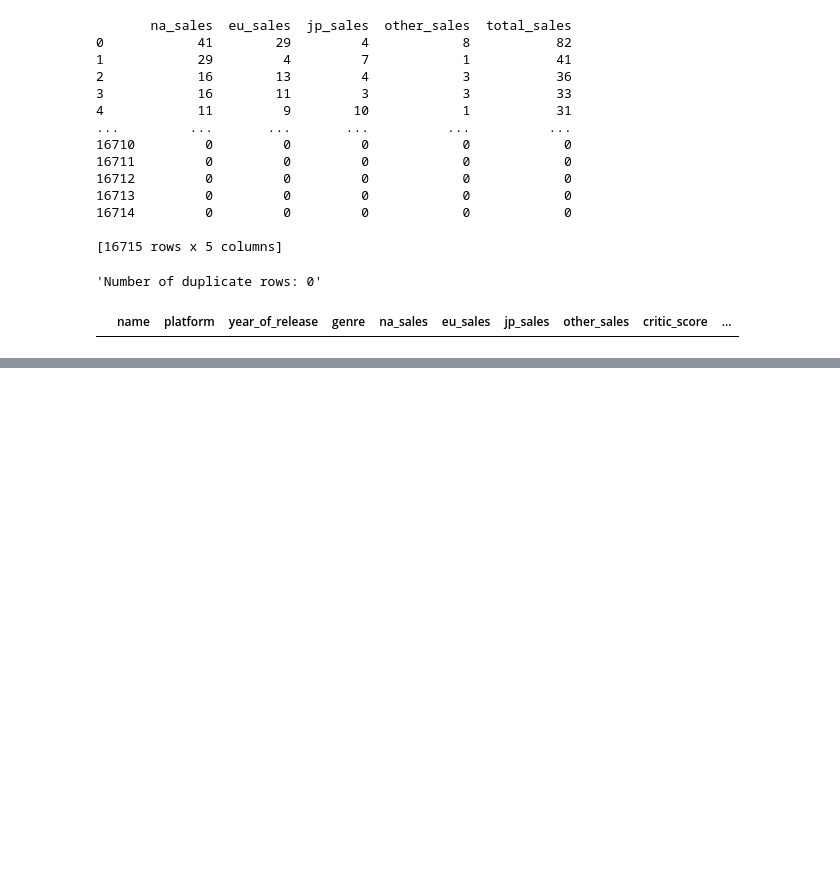
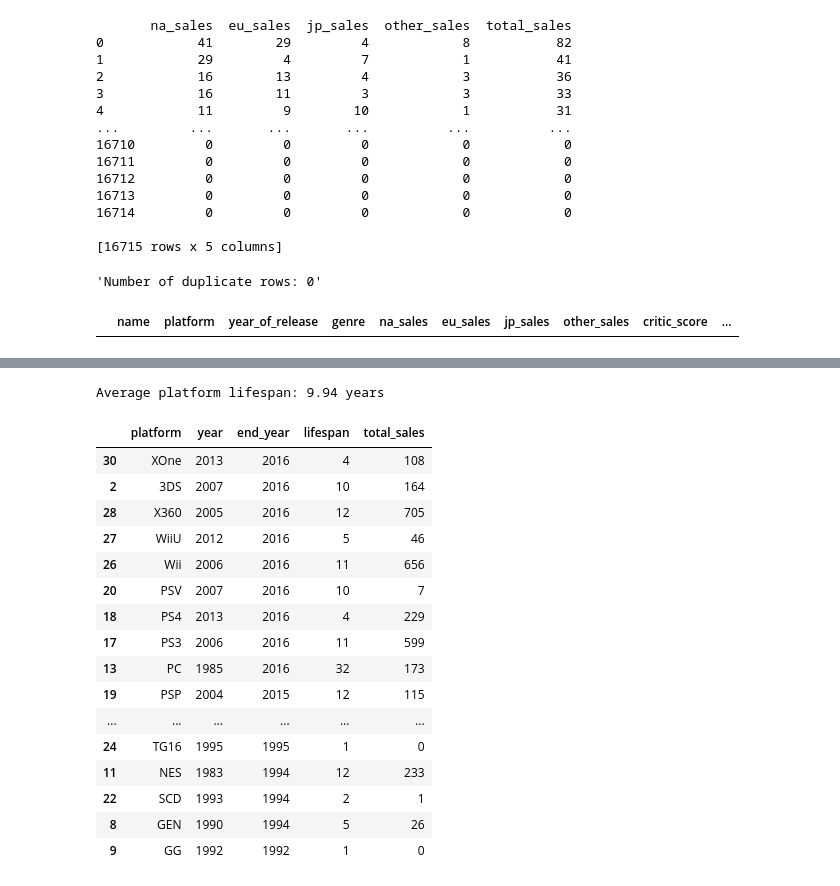
Before and after one commit to brandonbeckmusic/int-proj, a Jupyter notebook: project.ipynb, the cells around one changed output, grey strips where cells are left out. Cells and saved outputs as stored; diff of their text form; code cells hidden in the pictures; blank space fills up the shorter version.

```diff
--- a/project.ipynb
+++ b/project.ipynb
@@ -276,0 +342,6 @@ display(duplicates)
+# %%
+#when did each platfrom launch
+platform_launch = df.groupby('platform')['year_of_release'].min()
+platform_launch_df = platform_launch.reset_index()
+platform_launch_df.columns = ['platform', 'year']
+display(platform_launch_df)
@@ -276,0 +436,9 @@ display(duplicates)
+# %%
+platform_end_df = df.groupby('platform')['year_of_release'].max().reset_index()
+platform_end_df.rename(columns={'year_of_release': 'end_year'}, inplace=True)
+
+platform_lifespan_df = pd.merge(platform_launch_df, platform_end_df, on='platform')
+
+platform_lifespan_df['lifespan'] = platform_lifespan_df['end_year'] - platform_lifespan_df['year'] + 1
+
+print(platform_lifespan_df)
@@ -276,0 +463,30 @@ display(duplicates)
+# %%
+
+average_lifespan = platform_lifespan_df['lifespan'].mean()
+
+print(f"Average platform lifespan: {average_lifespan:.2f} years")
+# %% [output]
+Average platform lifespan: 9.94 years
+# %%
+platform_sorted = platform_lifespan_df.sort_values(by='end_year', ascending=False)
+platform_sorted['total_sales'] = df.groupby('platform')['total_sales'].sum().reset_index(drop=True)
+
+display(platform_sorted)
+# %% [output]
+|  | platform | year | end_year | lifespan | total_sales |
+| 30 | XOne | 2013 | 2016 | 4 | 108 |
+| 2 | 3DS | 2007 | 2016 | 10 | 164 |
+| 28 | X360 | 2005 | 2016 | 12 | 705 |
+| 27 | WiiU | 2012 | 2016 | 5 | 46 |
+| 26 | Wii | 2006 | 2016 | 11 | 656 |
+| 20 | PSV | 2007 | 2016 | 10 | 7 |
+| 18 | PS4 | 2013 | 2016 | 4 | 229 |
+| 17 | PS3 | 2006 | 2016 | 11 | 599 |
+| 13 | PC | 1985 | 2016 | 32 | 173 |
+| 19 | PSP | 2004 | 2015 | 12 | 115 |
+| ... | ... | ... | ... | ... | ... |
+| 24 | TG16 | 1995 | 1995 | 1 | 0 |
+| 11 | NES | 1983 | 1994 | 12 | 233 |
+| 22 | SCD | 1993 | 1994 | 2 | 1 |
+| 8 | GEN | 1990 | 1994 | 5 | 26 |
+| 9 | GG | 1992 | 1992 | 1 | 0 |
```
Also changed, not shown: parts of 33 cells of this notebook.
